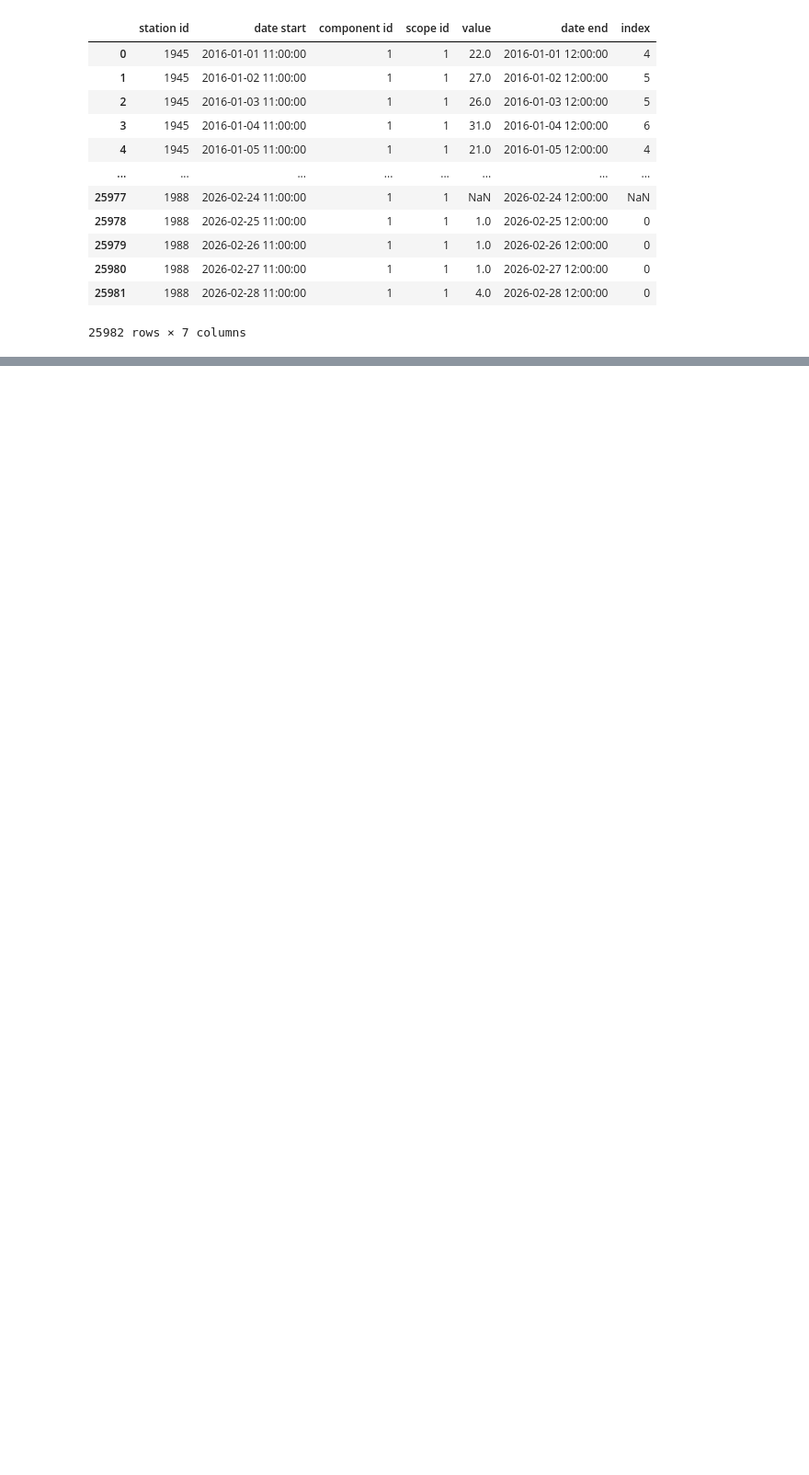
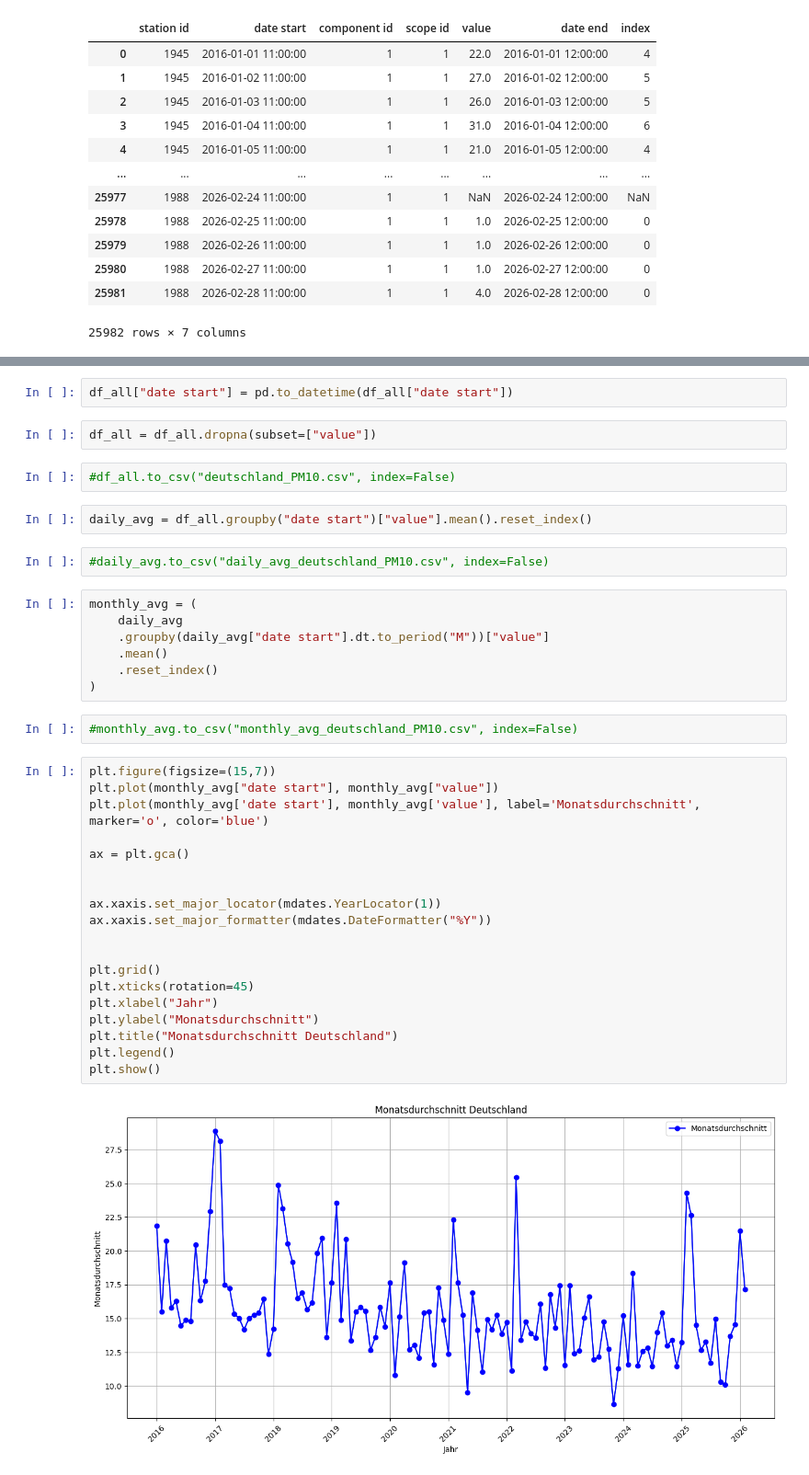
Before and after one commit to lennartklose96/DataScienceProject, a Jupyter notebook: Test für Air Quality/Air Quality.ipynb, the cells around one changed output, grey strips where cells are left out. Shown at 92% size. Drawn from its saved outputs; the diff is of its cells as text; blank space fills up the shorter version.

Commit message:
PM10 WerteMittelwerte für Mittelwerte für alle Bundesländer pro Monat berechnet + Grafik mit Regressionsgerade

```diff
--- a/Test für Air Quality/Air Quality.ipynb
+++ b/Test für Air Quality/Air Quality.ipynb
@@ -714,0 +751,40 @@ df.to_csv("UBA_PM10.csv", index=False)
+# %%
+df_all["date start"] = pd.to_datetime(df_all["date start"])
+# %%
+df_all = df_all.dropna(subset=["value"])
+# %%
+#df_all.to_csv("deutschland_PM10.csv", index=False)
+# %%
+daily_avg = df_all.groupby("date start")["value"].mean().reset_index()
+# %%
+#daily_avg.to_csv("daily_avg_deutschland_PM10.csv", index=False)
+# %%
+monthly_avg = (
+    daily_avg
+    .groupby(daily_avg["date start"].dt.to_period("M"))["value"]
+    .mean()
+    .reset_index()
+)
+# %%
+#monthly_avg.to_csv("monthly_avg_deutschland_PM10.csv", index=False)
+# %%
+plt.figure(figsize=(15,7))
+plt.plot(monthly_avg["date start"], monthly_avg["value"])
+plt.plot(monthly_avg['date start'], monthly_avg['value'], label='Monatsdurchschnitt', marker='o', color='blue')
+
+ax = plt.gca()
+
+
+ax.xaxis.set_major_locator(mdates.YearLocator(1))
+ax.xaxis.set_major_formatter(mdates.DateFormatter("%Y"))
+
+
+plt.grid()
+plt.xticks(rotation=45)
+plt.xlabel("Jahr")
+plt.ylabel("Monatsdurchschnitt")
+plt.title("Monatsdurchschnitt Deutschland")
+plt.legend()
+plt.show()
+# %% [output]
+[figure, added]
```
Also changed, not shown: parts of 9 cells of this notebook, 7 other files.
